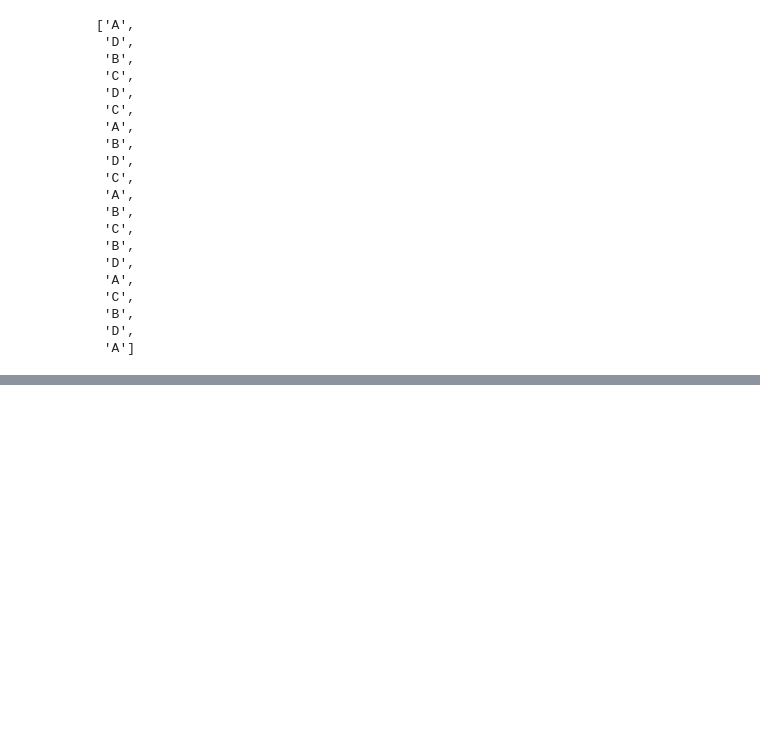
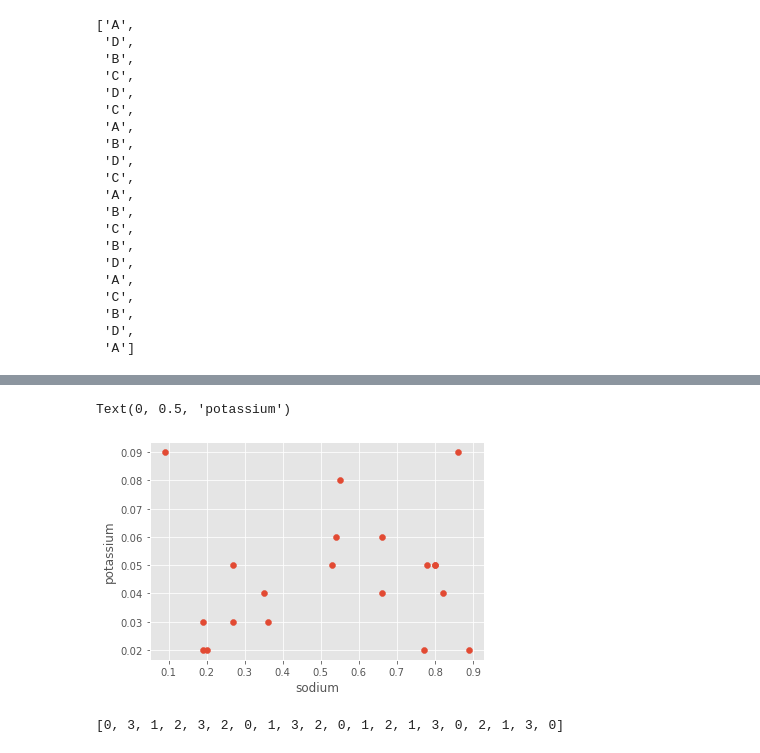
Before and after one commit to dam-crtl/opencv, a Jupyter notebook: chap5-1.ipynb, the cells around one changed output, grey strips where cells are left out. Saved outputs shown, nothing was run; the diff lists cells and outputs as text; code cells hidden in the pictures; blank space fills up the shorter version.

```diff
--- a/chap5-1.ipynb
+++ b/chap5-1.ipynb
@@ -88,0 +103,3 @@ KeyError: 'drug'
+# %%
+import matplotlib.pyplot as plt
+plt.style.use('ggplot')
@@ -88,0 +130,15 @@ KeyError: 'drug'
+# %%
+sodium = [d['Na'] for d in data]
+potassium = [d['K'] for d in data]
+# %%
+plt.scatter(sodium, potassium)
+plt.xlabel('sodium')
+plt.ylabel('potassium')
+# %% [output]
+Text(0, 0.5, 'potassium')
+[figure, added]
+# %%
+target = [ord(t)-65 for t in target]
+target
+# %% [output]
+[0, 3, 1, 2, 3, 2, 0, 1, 3, 2, 0, 1, 2, 1, 3, 0, 2, 1, 3, 0]
```
Also changed, not shown: parts of 24 cells of this notebook, 1 other file.
